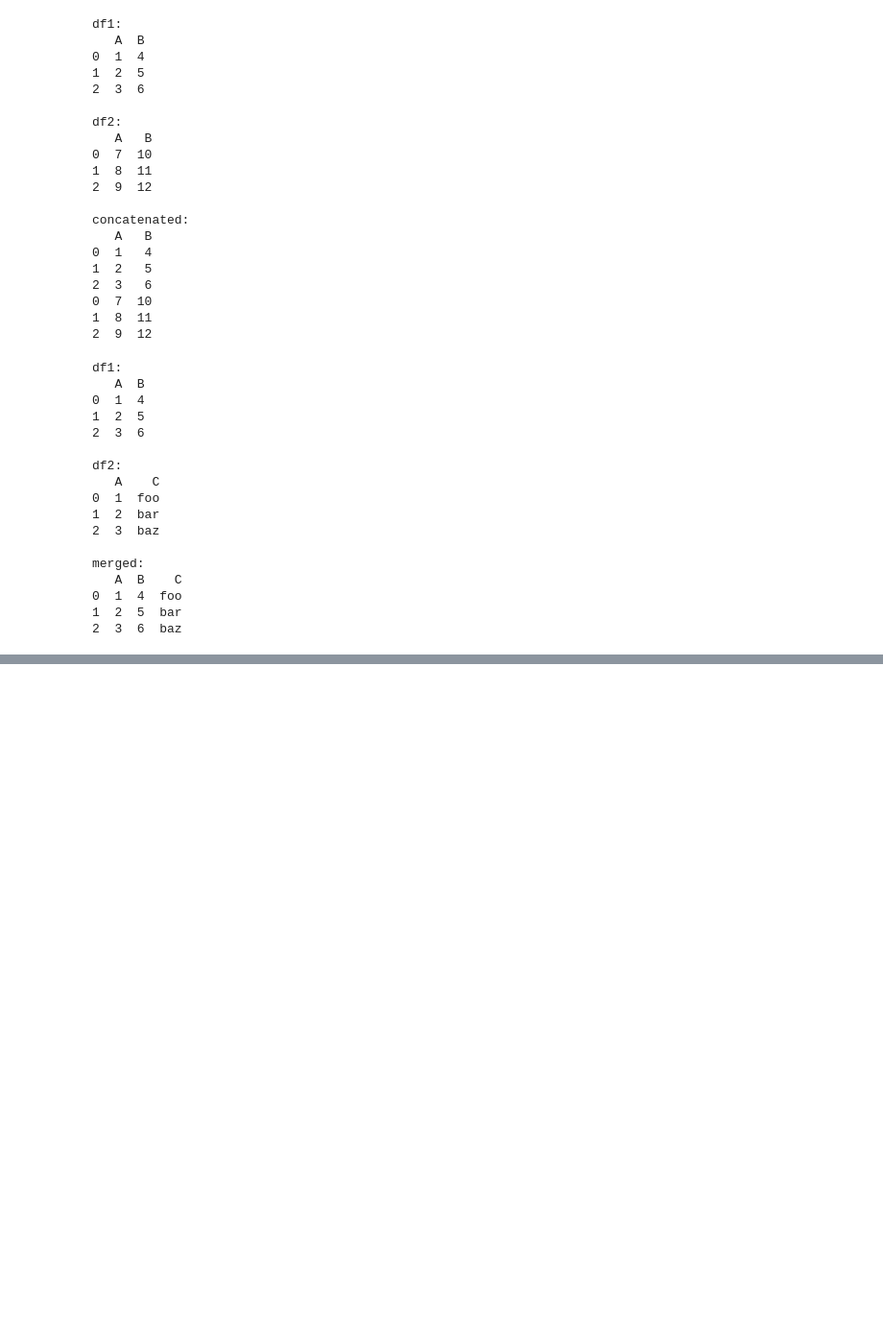
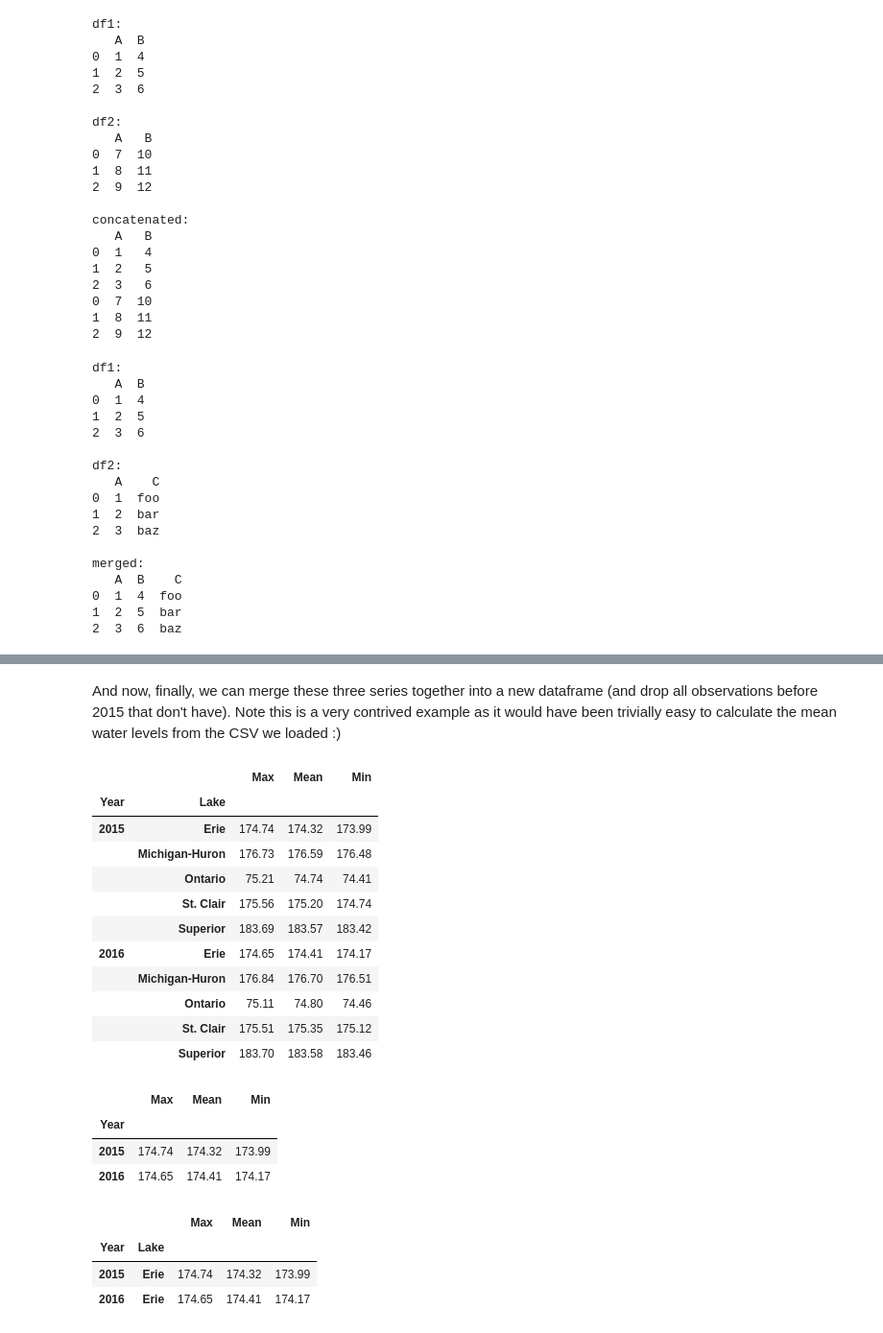
Before and after one commit to nuitrcs/pythonworkshops, a Jupyter notebook: dataanalysis/pandas/Part 2 - Grouping, Plotting, & Merging.ipynb, the cells around one changed output, grey strips where cells are left out. Shown at 96% size. Saved outputs shown, nothing was run; the diff lists cells and outputs as text; code cells hidden in the pictures; blank space fills up the shorter version.

Commit message:
added content on MultiIndexes

```diff
--- a/dataanalysis/pandas/Part 2 - Grouping, Plotting, & Merging.ipynb
+++ b/dataanalysis/pandas/Part 2 - Grouping, Plotting, & Merging.ipynb
@@ -246,0 +326,3 @@ df.set_index(['VIOLATION DATE', 'ADDRESS']).head()
+# %%
+lake_monthly_levels.index.set_names(['Year', 'Month', 'Lake'], inplace=True)
+lake_monthly_levels.head()
@@ -246,0 +337,4 @@ df.set_index(['VIOLATION DATE', 'ADDRESS']).head()
+# %%
+# Calculate the max water level for each year for each lake
+max_levels = lake_monthly_levels.groupby(['Year', 'Lake']).agg('max')
+max_levels.head()
@@ -246,0 +349,3 @@ df.set_index(['VIOLATION DATE', 'ADDRESS']).head()
+# %%
+min_levels = lake_monthly_levels.groupby(['Year', 'Lake']).agg('min')
+min_levels.head()
@@ -246,0 +362,4 @@ df.set_index(['VIOLATION DATE', 'ADDRESS']).head()
+# %%
+mean_levels = mean_levels.reorder_levels([1, 0])
+mean_levels.index.set_names(['Year', 'Lake'], inplace=True)
+mean_levels
@@ -246,0 +379,34 @@ df.set_index(['VIOLATION DATE', 'ADDRESS']).head()
+# %% [markdown]
+And now, finally, we can merge these three series together into a new dataframe (and drop all observations before 2015 that don't have). Note this is a very contrived example as it would have been trivially easy to calculate the mean water levels from the CSV we loaded :)
+# %%
+df = pd.DataFrame({'Mean': mean_levels, 'Max': max_levels, 'Min': min_levels}).dropna()
+df
+# %% [output]
+|  |  | Max | Mean | Min |
+| Year | Lake |  |  |  |
+| 2015 | Erie | 174.74 | 174.32 | 173.99 |
+|  | Michigan-Huron | 176.73 | 176.59 | 176.48 |
+|  | Ontario | 75.21 | 74.74 | 74.41 |
+|  | St. Clair | 175.56 | 175.20 | 174.74 |
+|  | Superior | 183.69 | 183.57 | 183.42 |
+| 2016 | Erie | 174.65 | 174.41 | 174.17 |
+|  | Michigan-Huron | 176.84 | 176.70 | 176.51 |
+|  | Ontario | 75.11 | 74.80 | 74.46 |
+|  | St. Clair | 175.51 | 175.35 | 175.12 |
+|  | Superior | 183.70 | 183.58 | 183.46 |
+# %%
+# to select values based on just the inner index level, use the `xs` ("cross section") method:
+df.xs('Erie', level=1)
+# %% [output]
+|  | Max | Mean | Min |
+| Year |  |  |  |
+| 2015 | 174.74 | 174.32 | 173.99 |
+| 2016 | 174.65 | 174.41 | 174.17 |
+# %%
+# Alternatively, you can still use `loc` and pass in an empty slice for the outer level:
+df.loc[(slice(None), 'Erie'), :]
+# %% [output]
+|  |  | Max | Mean | Min |
+| Year | Lake |  |  |  |
+| 2015 | Erie | 174.74 | 174.32 | 173.99 |
+| 2016 | Erie | 174.65 | 174.41 | 174.17 |
```
Also changed, not shown: parts of 17 cells of this notebook, 1 other file.
